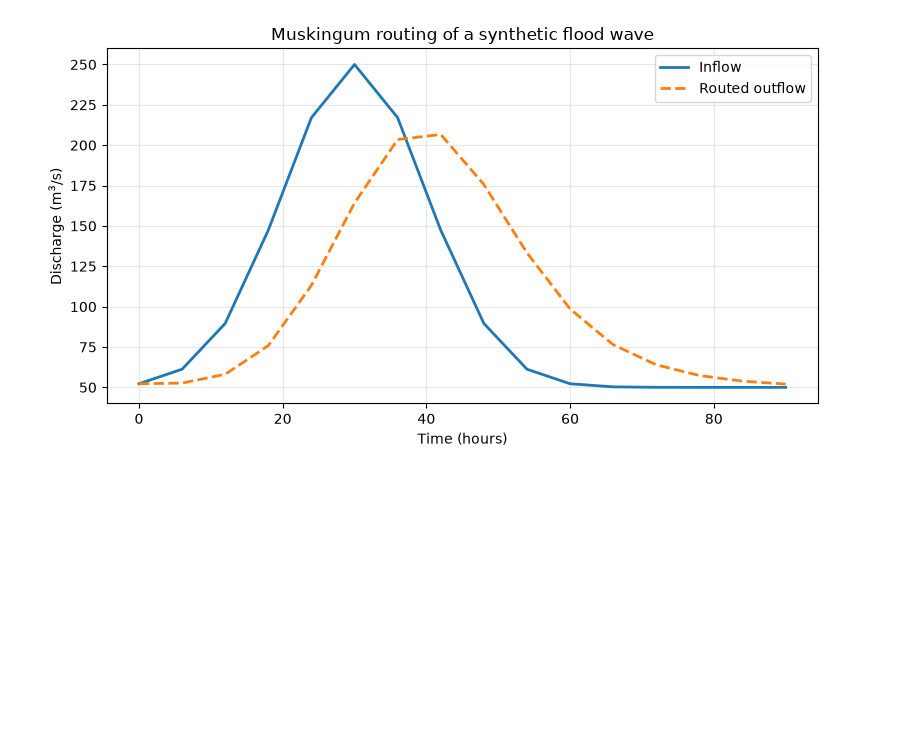
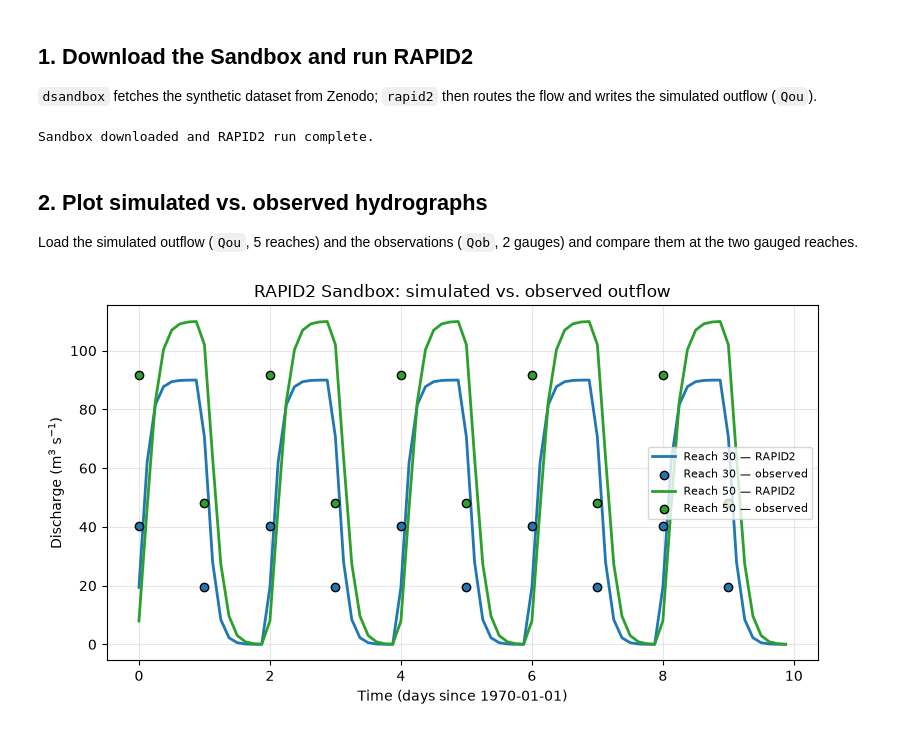
Before and after one commit to riverma/rapid-hub-1, a Jupyter notebook: docs/user-guide/tutorials/notebook-demo.ipynb, the cells around one changed output. Saved outputs shown, nothing was run; the diff lists cells and outputs as text; code cells hidden in the pictures; blank space fills up the shorter version.

```diff
--- a/docs/user-guide/tutorials/notebook-demo.ipynb
+++ b/docs/user-guide/tutorials/notebook-demo.ipynb
@@ -48,13 +11,51 @@ Peak outflow:  206.6 m^3/s at t=42 h
-# %%
-fig, ax = plt.subplots(figsize=(8, 4.5))
-ax.plot(hours, inflow, label="Inflow", lw=2)
-ax.plot(hours, outflow, label="Routed outflow", lw=2, ls="--")
-ax.set_xlabel("Time (hours)")
-ax.set_ylabel("Discharge (m$^3$/s)")
-ax.set_title("Muskingum routing of a synthetic flood wave")
-ax.legend()
-ax.grid(alpha=0.3)
-fig.tight_layout()
-plt.show()
-# %% [output]
-[figure, removed]
+# %% [markdown]
+## 1. Download the Sandbox and run RAPID2
+
+`dsandbox` fetches the synthetic dataset from Zenodo; `rapid2` then routes the flow and writes
+the simulated outflow (`Qou`).
+# %%
+import subprocess
+
+def run(cmd):
+    r = subprocess.run(cmd, capture_output=True, text=True)
+    r.check_returncode()
+
+run(["dsandbox"])                                                  # download Sandbox data
+run(["rapid2", "--namelist", "input/Sandbox/nml_Sandbox_OL.yml"])  # run the model
+print("Sandbox downloaded and RAPID2 run complete.")
+# %% [output]
+Sandbox downloaded and RAPID2 run complete.
+# %% [markdown]
+## 2. Plot simulated vs. observed hydrographs
+
+Load the simulated outflow (`Qou`, 5 reaches) and the observations (`Qob`, 2 gauges) and compare
+them at the two gauged reaches.
+# %%
+import matplotlib.pyplot as plt
+from netCDF4 import Dataset
+
+sim = Dataset("output/Sandbox/Qou_Sandbox_19700101_19700110_OL_tst.nc4")
+obs = Dataset("input/Sandbox/Qob_Sandbox_19700101_19700110_TR.nc4")
+
+sim_rivid = list(sim.variables["rivid"][:])
+obs_rivid = list(obs.variables["rivid"][:])
+sim_days  = (sim.variables["time"][:] - sim.variables["time"][0]) / 86400.0
+obs_days  = (obs.variables["time"][:] - obs.variables["time"][0]) / 86400.0
+
+fig, ax = plt.subplots(figsize=(8, 4.5))
+colors = {30: "tab:blue", 50: "tab:green"}
+for rid in obs_rivid:
+    ax.plot(sim_days, sim.variables["Qout"][:, sim_rivid.index(rid)],
+            color=colors[rid], lw=2, label=f"Reach {rid} — RAPID2")
+    ax.scatter(obs_days, obs.variables["Qout"][:, obs_rivid.index(rid)],
+               color=colors[rid], edgecolor="k", zorder=5, label=f"Reach {rid} — observed")
+
+ax.set_xlabel("Time (days since 1970-01-01)")
+ax.set_ylabel("Discharge (m$^3$ s$^{-1}$)")
+ax.set_title("RAPID2 Sandbox: simulated vs. observed outflow")
+ax.legend(fontsize=8)
+ax.grid(alpha=0.3)
+fig.tight_layout()
+plt.show()
+# %% [output]
+[figure, added]
```
Also changed, not shown: parts of 4 cells of this notebook.
